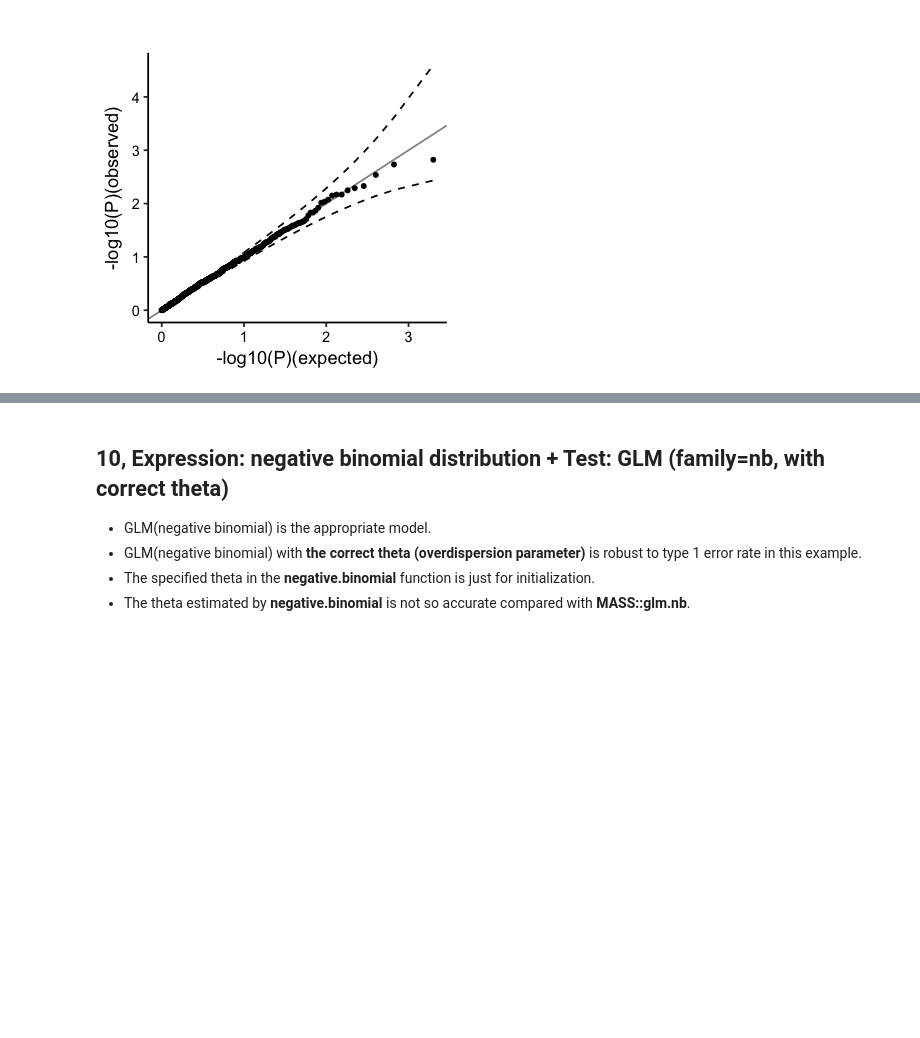
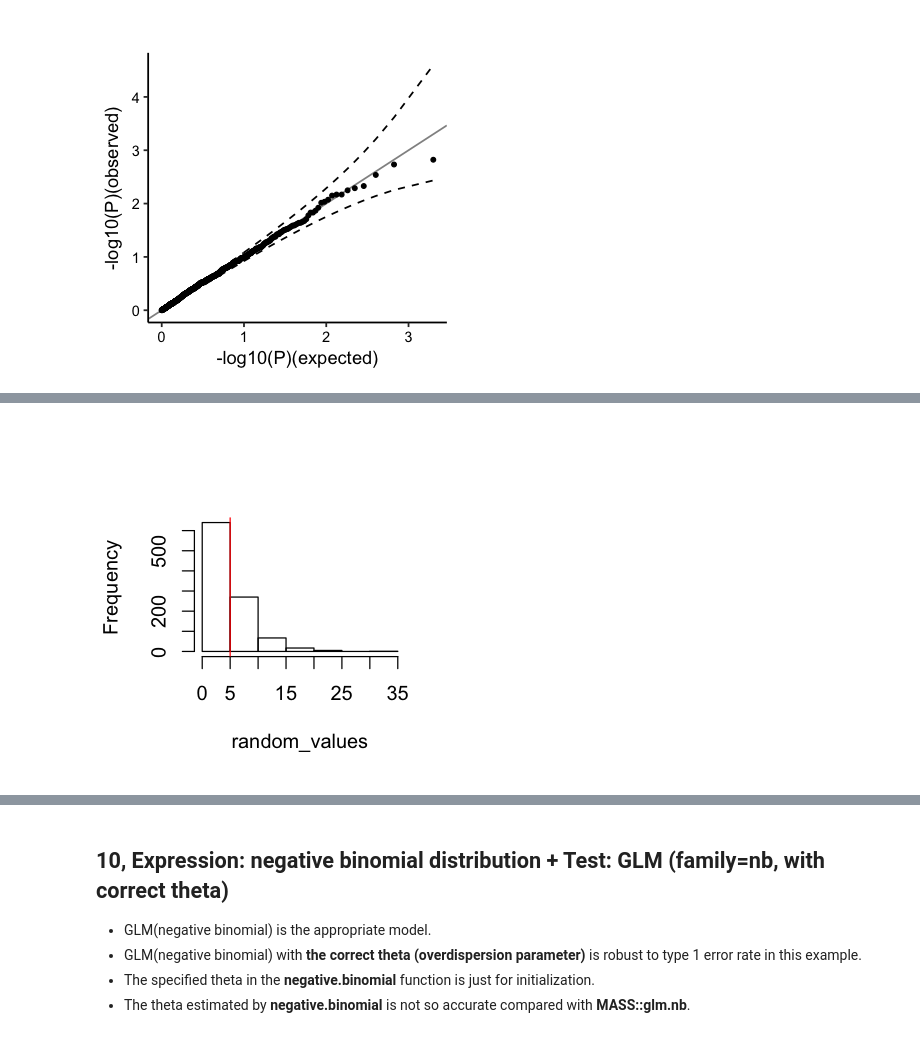
Before and after one commit to kaz-ishigaki/Misc, a Jupyter notebook: L02_pvalue_distribution.ipynb, the cells around one changed output, grey strips where cells are left out. Saved outputs shown, nothing was run; the diff lists cells and outputs as text; code cells hidden in the pictures; blank space fills up the shorter version.

```diff
--- a/L02_pvalue_distribution.ipynb
+++ b/L02_pvalue_distribution.ipynb
@@ -607,0 +613,12 @@ df %>% ggplot() +
+# %%
+#generate simulation expression values
+nSim <- 1000
+lambda <- 5
+size <- 2 #this is the dispersion parameter!
+random_values <- rnbinom(nSim, mu=lambda, size=size)
+
+options(repr.plot.width=3, repr.plot.height=3)
+hist(random_values,main="")
+abline(v=lambda,col="red")
+# %% [output]
+[figure, added]
```
Also changed, not shown: parts of 6 cells of this notebook.
